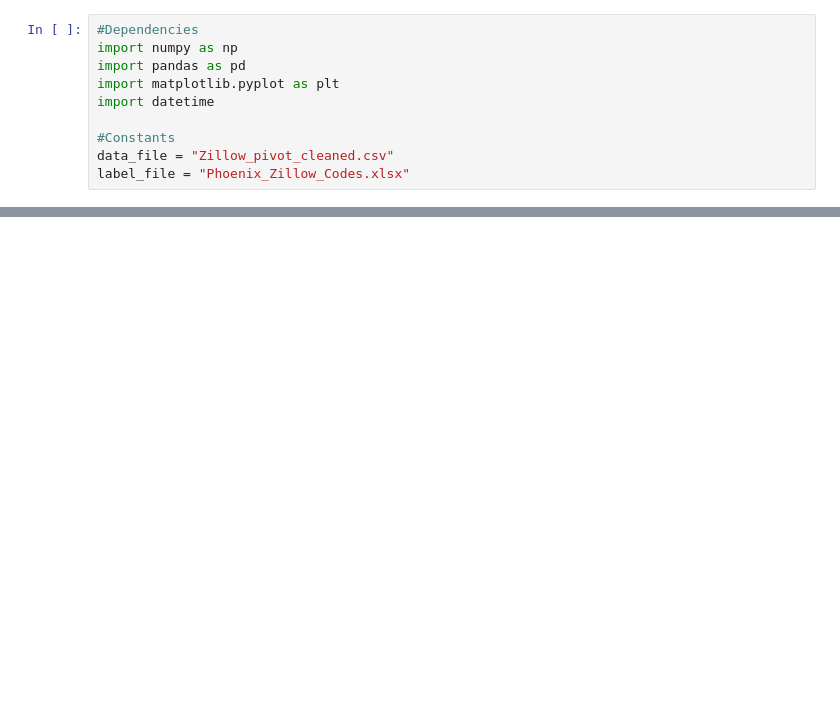
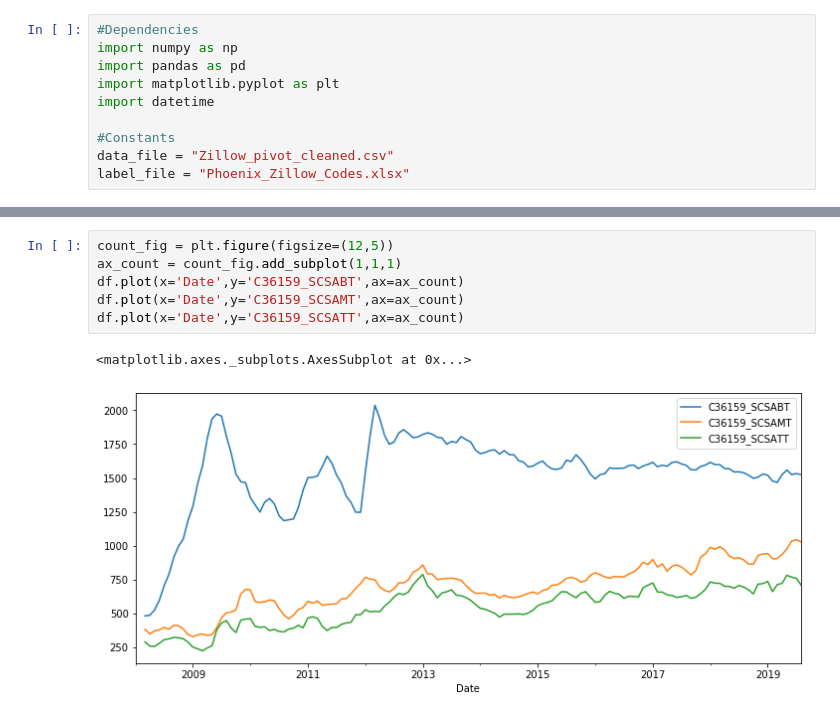
Before and after one commit to janinewhite/Proletariats, a Jupyter notebook: Zillow Project.ipynb, the cells around one changed output, grey strips where cells are left out. Cells and saved outputs as stored; diff of their text form; blank space fills up the shorter version.

```diff
--- a/Zillow Project.ipynb
+++ b/Zillow Project.ipynb
@@ -83,0 +94,9 @@ figs.savefig(f"charts.png")
+# %%
+count_fig = plt.figure(figsize=(12,5))
+ax_count = count_fig.add_subplot(1,1,1)
+df.plot(x='Date',y='C36159_SCSABT',ax=ax_count)
+df.plot(x='Date',y='C36159_SCSAMT',ax=ax_count)
+df.plot(x='Date',y='C36159_SCSATT',ax=ax_count)
+# %% [output]
+<matplotlib.axes._subplots.AxesSubplot at 0x...>
+[figure, added]
```
Also changed, not shown: parts of 4 cells of this notebook, 6 other files.
